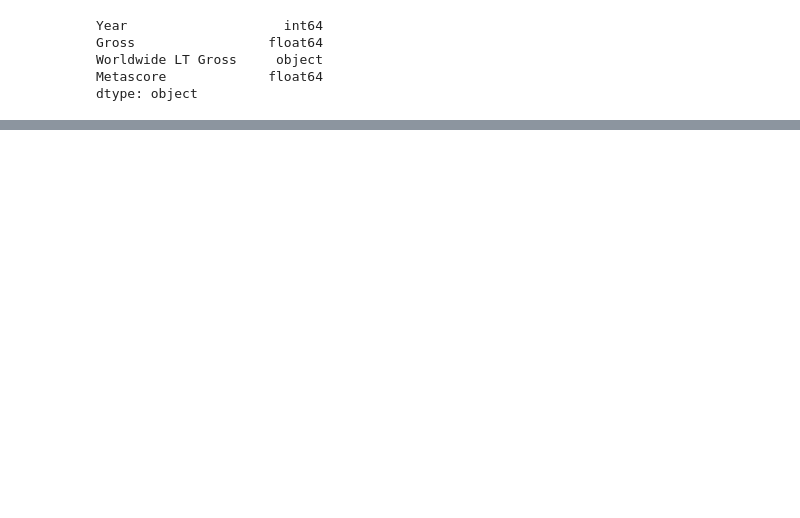
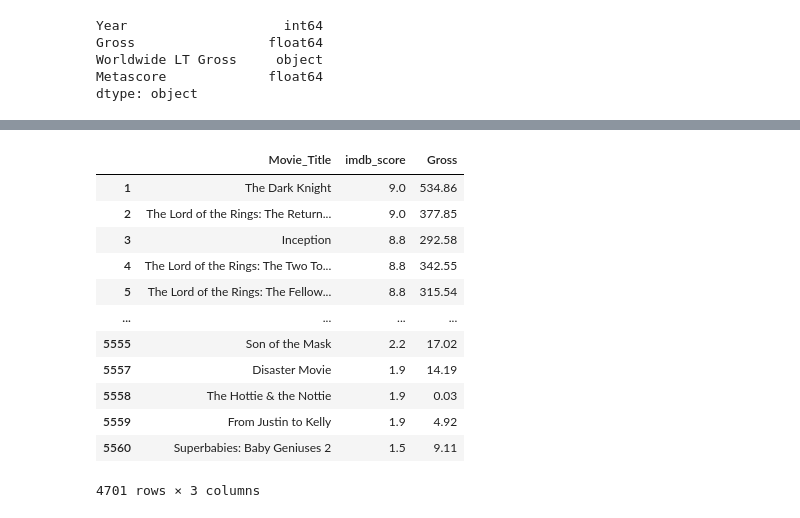
Before and after one commit to Reagz24/Project1_Team6, a Jupyter notebook: Movie_Analysis.ipynb, the cells around one changed output, grey strips where cells are left out. Cells and saved outputs as stored; diff of their text form; code cells hidden in the pictures; blank space fills up the shorter version.

```diff
--- a/Movie_Analysis.ipynb
+++ b/Movie_Analysis.ipynb
@@ -180 +96,18 @@ merge_df.dtypes
+# %%
+imdb_frame = merge_df[["Movie_Title", "imdb_score", "Gross"]]
+imdb_frame = imdb_frame.dropna()
+# %% [output]
+|  | Movie_Title | imdb_score | Gross |
+| 1 | The Dark Knight | 9.0 | 534.86 |
+| 2 | The Lord of the Rings: The Return... | 9.0 | 377.85 |
+| 3 | Inception | 8.8 | 292.58 |
+| 4 | The Lord of the Rings: The Two To... | 8.8 | 342.55 |
+| 5 | The Lord of the Rings: The Fellow... | 8.8 | 315.54 |
+| ... | ... | ... | ... |
+| 5555 | Son of the Mask | 2.2 | 17.02 |
+| 5557 | Disaster Movie | 1.9 | 14.19 |
+| 5558 | The Hottie & the Nottie | 1.9 | 0.03 |
+| 5559 | From Justin to Kelly | 1.9 | 4.92 |
+| 5560 | Superbabies: Baby Geniuses 2 | 1.5 | 9.11 |
+4701 rows × 3 columns
 # %%
```
Also changed, not shown: parts of 14 cells of this notebook.
